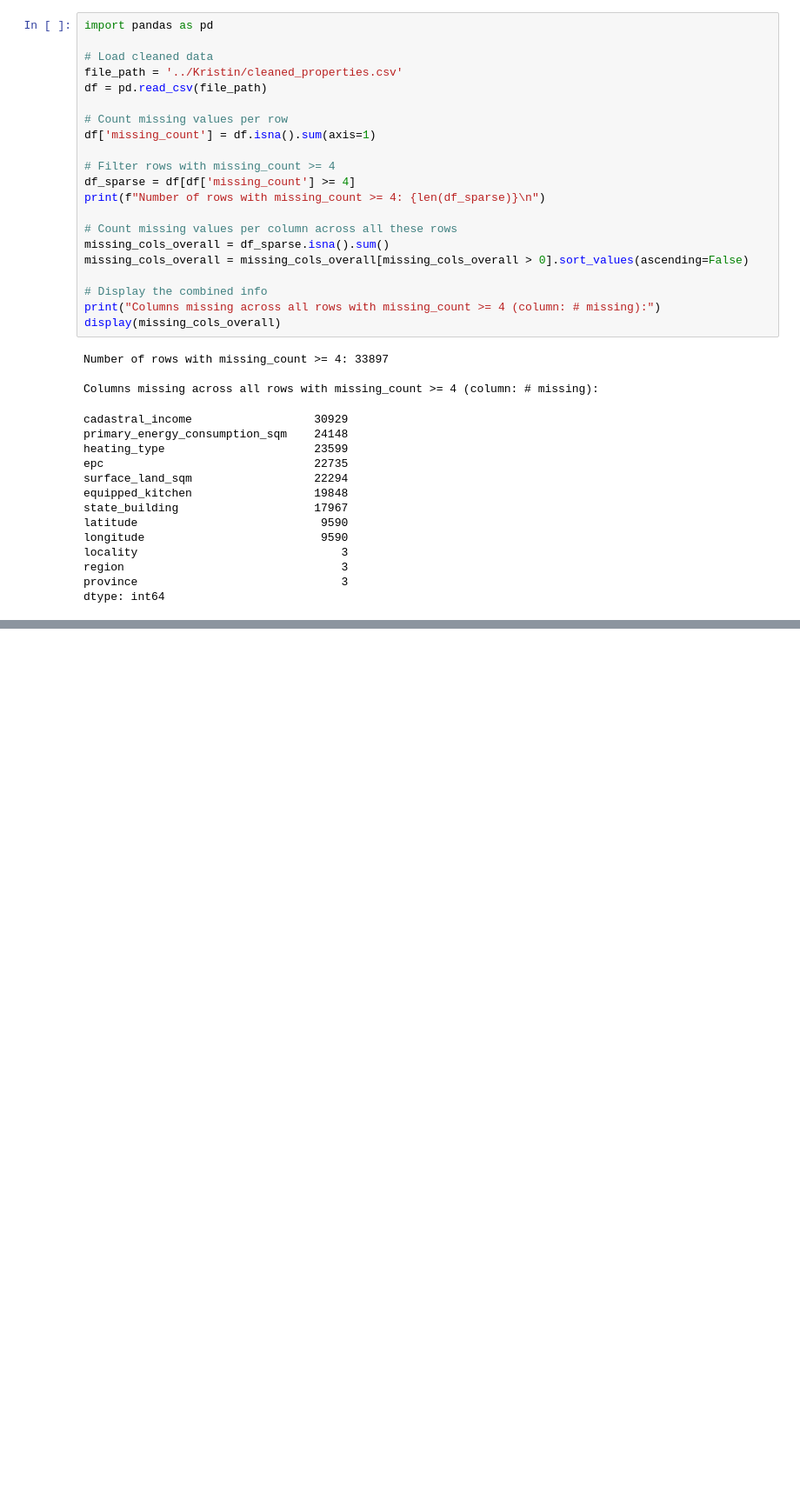
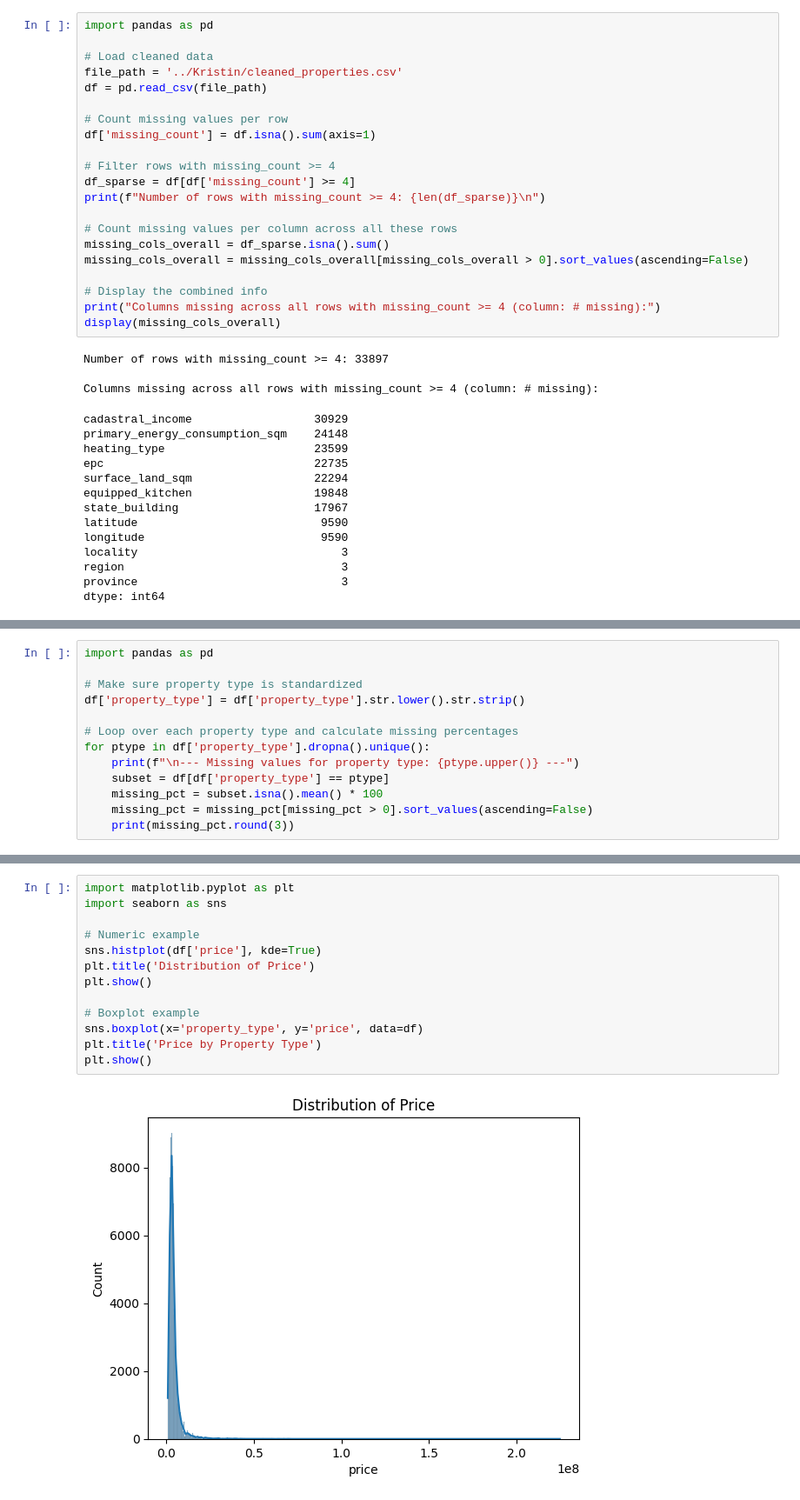
Before and after one commit to Lalovan/Real-estate-price-prediction-Data-analysis, a Jupyter notebook: Kristin/analysis_brainstorming.ipynb, the cells around one changed output, grey strips where cells are left out. Shown at 87% size. Saved outputs shown, nothing was run; the diff lists cells and outputs as text; blank space fills up the shorter version.

```diff
--- a/Kristin/analysis_brainstorming.ipynb
+++ b/Kristin/analysis_brainstorming.ipynb
@@ -866,0 +709,13 @@ Rows with highest missing counts:
+# %%
+import pandas as pd
+
+# Make sure property type is standardized
+df['property_type'] = df['property_type'].str.lower().str.strip()
+
+# Loop over each property type and calculate missing percentages
+for ptype in df['property_type'].dropna().unique():
+    print(f"\n--- Missing values for property type: {ptype.upper()} ---")
+    subset = df[df['property_type'] == ptype]
+    missing_pct = subset.isna().mean() * 100
+    missing_pct = missing_pct[missing_pct > 0].sort_values(ascending=False)
+    print(missing_pct.round(3))
@@ -866,0 +819,15 @@ Rows with highest missing counts:
+# %%
+import matplotlib.pyplot as plt
+import seaborn as sns
+
+# Numeric example
+sns.histplot(df['price'], kde=True)
+plt.title('Distribution of Price')
+plt.show()
+
+# Boxplot example
+sns.boxplot(x='property_type', y='price', data=df)
+plt.title('Price by Property Type')
+plt.show()
+# %% [output]
+[figure, added]
```
Also changed, not shown: parts of 24 cells of this notebook, 1 other file.
